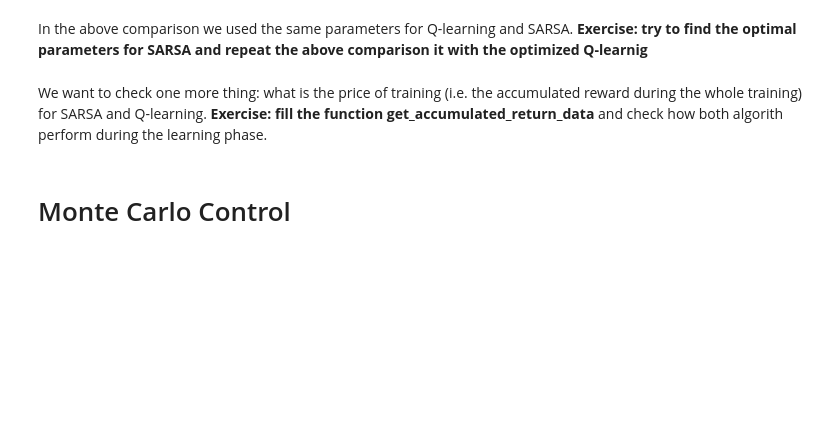
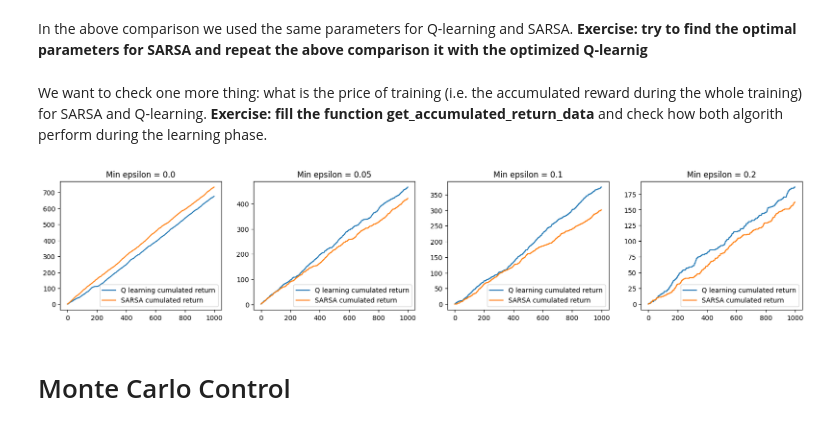
Before and after one commit to MichalSlowakiewicz/Reinforcement-Learning, a Jupyter notebook: LAB_4_1.ipynb, the cells around one changed output. Saved outputs shown, nothing was run; the diff lists cells and outputs as text; code cells hidden in the pictures; blank space fills up the shorter version.

```diff
--- a/LAB_4_1.ipynb
+++ b/LAB_4_1.ipynb
@@ -43,9 +43,6 @@ Here we create a general class that will be useful for experiments with algorith
 # %%
 class GeneralQLearning:
     def __init__(self, env, state_space, action_space, update_q_function, gamma=0.99, epsilon=0.5, min_epsilon=0.1, learning_rate=0.5, epsilon_decay=0.995):
-        ''' Parameters explanation:
-        The epsilon for exploration is given by the formula: effective_epsilon = epsilon * epsilon_decay_factor + min_epsilon
-        At every step epsilon_decay_factor is multiplied buy epsilon_decay.'''
         self.state_space = state_space
         self.action_space = action_space
         self.gamma = gamma
@@ -58,9 +55,8 @@ class GeneralQLearning:
         self.reset_agent()
 
     def reset_agent(self):
-        # We initialize Q-table
+        # Inicjalizujemy Q-table dla wszystkich stanów ze state_space
         self.Q = {s : {a : random.random() for a in self.action_space} for s in self.state_space}
-        # Es
         self.epsilon_decay_factor = 1
         self.env.reset()
 
@@ -68,6 +64,10 @@ class GeneralQLearning:
         return self.epsilon * self.epsilon_decay_factor
 
     def act(self, observation):
+        # Dodajemy zabezpieczenie: jeśli stan nie istnieje w Q, zainicjalizuj go
+        if observation not in self.Q:
+            self.Q[observation] = {a : random.random() for a in self.action_space}
+
         if random.random() < (self.epsilon-self.min_epsilon)*self.epsilon_decay_factor + self.min_epsilon:
             return random.choice(list(self.action_space))
         else:
@@ -82,7 +82,10 @@ class GeneralQLearning:
             action = self.act(observation)
             next_observation, reward, terminated, truncated, _ = self.env.step(action)
             done = terminated or truncated
+
+            # W SARSA potrzebujemy akcji dla następnego stanu
             next_action = self.act(next_observation)
+
             total_reward += reward
             self.update_q_function(self.Q, done, observation, action, reward,
                                    next_observation, next_action, self.gamma,
@@ -100,7 +103,11 @@ Hint: be carefull with the last state-action pair of a given episode.
 # %%
 def tabular_q_update(Q, done, observation, action, reward, next_observation, next_action, gamma, learning_rate, action_space):
     # <YOUR CODE HERE>
-    Q[observation][action] = ...  # <YOUR CODE HERE>
+    if done:
+      target = reward
+    else:
+      target = reward + gamma * max([Q[next_observation][a] for a in action_space])
+    Q[observation][action] = (1-learning_rate)*Q[observation][action]+learning_rate*target  # <YOUR CODE HERE>
 # %% [markdown]
 Let us test the performance. Execute the next cell:
 # %%
@@ -199,7 +208,11 @@ Hints:
 # %%
 def sarsa_q_update(Q, done, observation, action, reward, next_observation, next_action, gamma, learning_rate, action_space):
     # <YOUR_CODE_HERE>
-    Q[observation][action] = ...  # <YOUR_CODE_HERE>
+    if done:
+      Q[observation][action] = Q[observation][action] + learning_rate * (reward - Q[observation][action])
+    else:
+      V = Q[next_observation][next_action]
+      Q[observation][action] = Q[observation][action] + learning_rate * (reward + gamma * V - Q[observation][action]) # <YOUR_CODE_HERE>
 # %% [markdown]
 Here the parameter min_epsilon comes useful. We can use it to set the minimul level of exploration, thus a introduce some unevitable danger for the agent. Let us compare SARSA with Q-learning for different values of min_epsilon.
 # %%
@@ -253,31 +268,38 @@ We want to check one more thing: what is the price of training (i.e. the accumul
 # %%
 q_cummulated_return = [0]
 sarsa_cummulated_return = [0]
 min_epsilon_vals = [0.0, 0.05, 0.1, 0.2]
 fig, axs = plt.subplots(1, len(min_epsilon_vals), figsize=(5 * len(min_epsilon_vals), 3.5))
 
 
 def get_accumulated_return_data(agent, time_horizon):
     # This function returns a list that at the i-th position has the total return
     # collected during playing the first i epizodes (i.e. sum of returns from epizodes from 0 to i)
     accumulated_return = []
+    current_acc_ret = 0
     for t in range(time_horizon):
-        ... # <YOUR CODE HERE>
+        episode_return = agent.run_one_episode()
+
+        current_acc_ret += episode_return
+
+        accumulated_return.append(current_acc_ret)
     return accumulated_return
 
 
 for num, min_epsilon in enumerate(min_epsilon_vals):
     q_agent.min_epsilon = min_epsilon
     sarsa_agent.min_epsilon = min_epsilon
     q_cummulated_return = get_accumulated_return_data(q_agent, 1000)
     sarsa_cummulated_return = get_accumulated_return_data(sarsa_agent, 1000)
 
     axs[num].plot(q_cummulated_return, label="Q learning cumulated return")
     axs[num].plot(sarsa_cummulated_return, label="SARSA cumulated return")
     axs[num].legend(loc="lower right")
     axs[num].title.set_text(f'Min epsilon = {min_epsilon}')
 
 plt.show()
+# %% [output]
+[figure, added]
 # %% [markdown]
 # Monte Carlo Control
 # %% [markdown]
```
Also changed, not shown: parts of 5 cells of this notebook.
